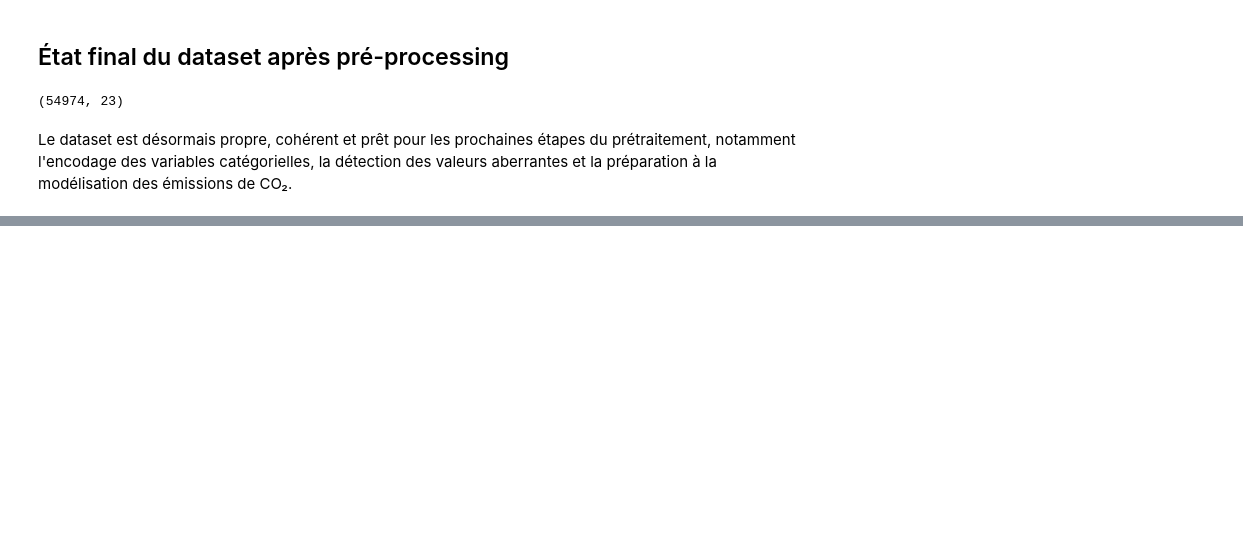
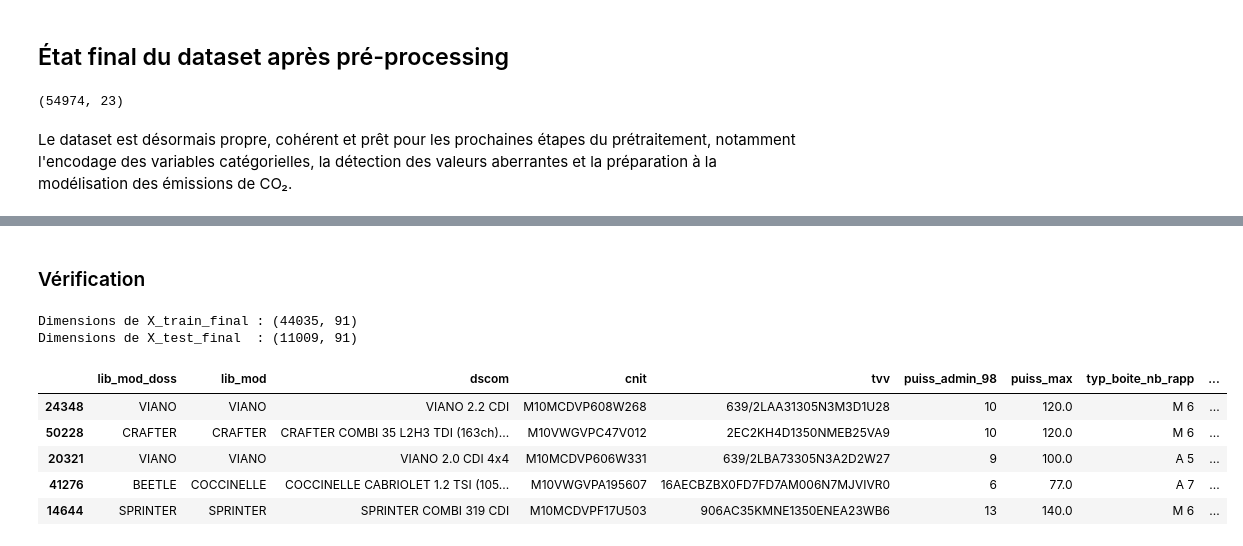
Before and after one commit to LarissaVarnakova/Projet_CO2, a Jupyter notebook: notebooks/preprocessing_aziz.ipynb, the cells around one changed output, grey strips where cells are left out. Cells and saved outputs as stored; diff of their text form; code cells hidden in the pictures; blank space fills up the shorter version.

Commit message:
Finalisation du préprocessing et encodage sans data leakage

```diff
--- a/notebooks/preprocessing_aziz.ipynb
+++ b/notebooks/preprocessing_aziz.ipynb
@@ -532,0 +717,6 @@ Le dataset est désormais propre, cohérent et prêt pour les prochaines étapes
+# %%
+# Récupération des noms des variables créées
+colonnes_encodees = encoder.get_feature_names_out(variables_a_encoder)
+
+print(f"Nombre de variables créées : {len(colonnes_encodees)}")
+print(colonnes_encodees)
@@ -532,0 +747,46 @@ Le dataset est désormais propre, cohérent et prêt pour les prochaines étapes
+# %%
+# Conversion des variables encodées en DataFrame
+X_train_encoded = pd.DataFrame(
+    X_train_encoded,
+    columns=colonnes_encodees,
+    index=X_train.index
+)
+
+X_test_encoded = pd.DataFrame(
+    X_test_encoded,
+    columns=colonnes_encodees,
+    index=X_test.index
+)
+# %%
+# Suppression des variables catégorielles d'origine
+X_train_num = X_train.drop(columns=variables_a_encoder)
+
+X_test_num = X_test.drop(columns=variables_a_encoder)
+# %%
+# Reconstruction des jeux de données finaux
+X_train_final = pd.concat(
+    [X_train_num, X_train_encoded],
+    axis=1
+)
+
+X_test_final = pd.concat(
+    [X_test_num, X_test_encoded],
+    axis=1
+)
+# %% [markdown]
+### Vérification
+# %%
+print("Dimensions de X_train_final :", X_train_final.shape)
+print("Dimensions de X_test_final  :", X_test_final.shape)
+# %% [output]
+Dimensions de X_train_final : (44035, 91)
+Dimensions de X_test_final  : (11009, 91)
+# %%
+X_train_final.head()
+# %% [output]
+|  | lib_mod_doss | lib_mod | dscom | cnit | tvv | puiss_admin_98 | puiss_max | typ_boite_nb_rapp | ... |
+| 24348 | VIANO | VIANO | VIANO 2.2 CDI | M10MCDVP608W268 | 639/2LAA31305N3M3D1U28 | 10 | 120.0 | M 6 | ... |
+| 50228 | CRAFTER | CRAFTER | CRAFTER COMBI 35 L2H3 TDI (163ch)... | M10VWGVPC47V012 | 2EC2KH4D1350NMEB25VA9 | 10 | 120.0 | M 6 | ... |
+| 20321 | VIANO | VIANO | VIANO 2.0 CDI 4x4 | M10MCDVP606W331 | 639/2LBA73305N3A2D2W27 | 9 | 100.0 | A 5 | ... |
+| 41276 | BEETLE | COCCINELLE | COCCINELLE CABRIOLET 1.2 TSI (105... | M10VWGVPA195607 | 16AECBZBX0FD7FD7AM006N7MJVIVR0 | 6 | 77.0 | A 7 | ... |
+| 14644 | SPRINTER | SPRINTER | SPRINTER COMBI 319 CDI | M10MCDVPF17U503 | 906AC35KMNE1350ENEA23WB6 | 13 | 140.0 | M 6 | ... |
```
Also changed, not shown: parts of 31 cells of this notebook.
